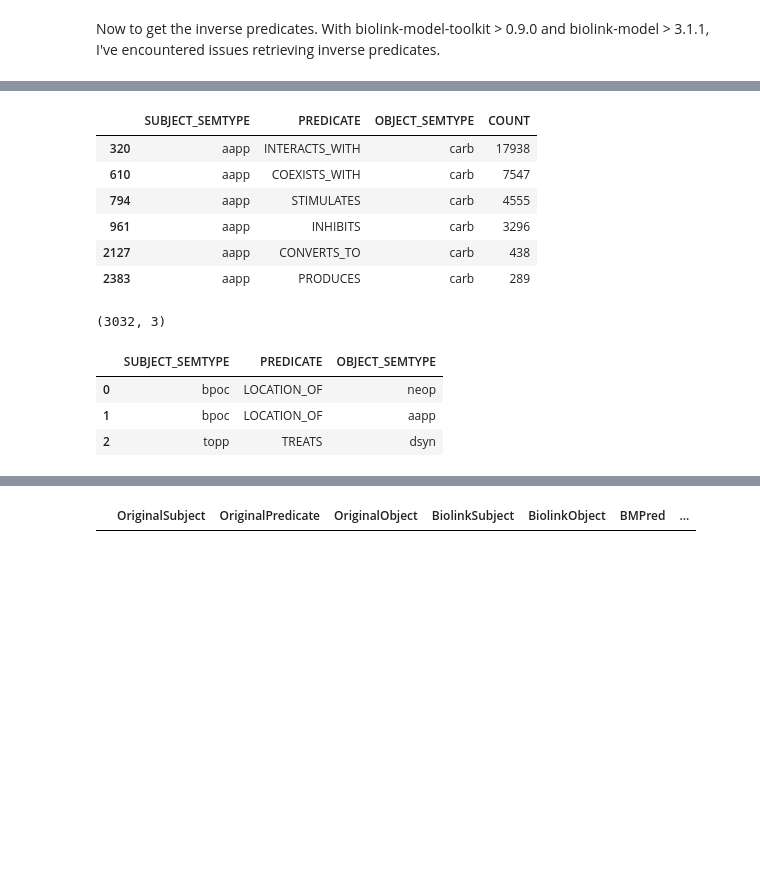
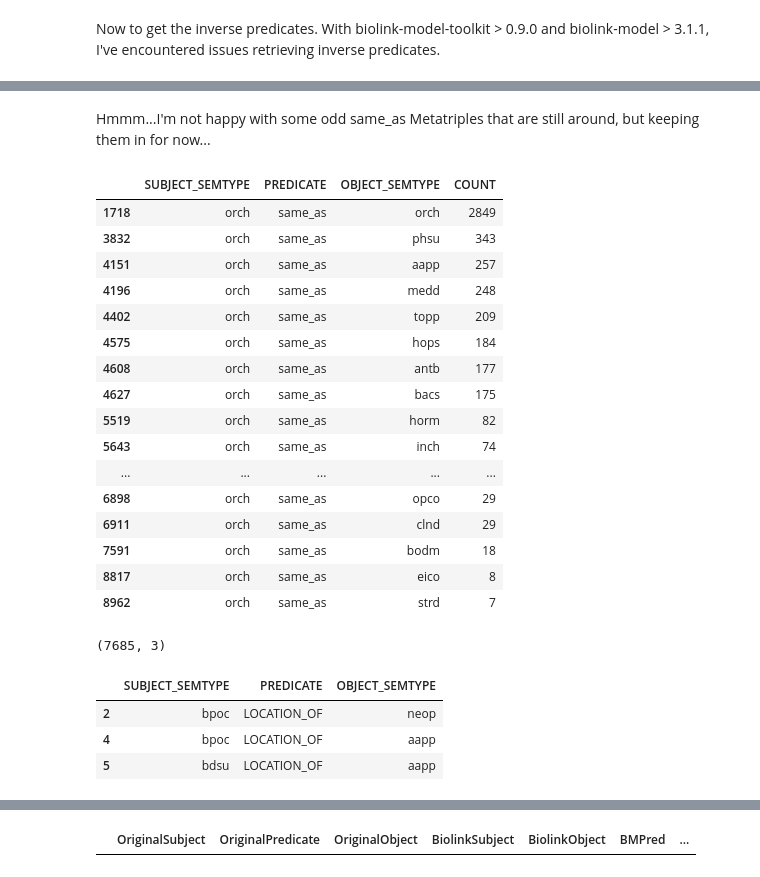
Before and after one commit to NCATS-Tangerine/translator-api-registry, a Jupyter notebook: semmeddb/AutoGen_SEMMEDDB.ipynb, the cells around one changed output, grey strips where cells are left out. Cells and saved outputs as stored; diff of their text form; code cells hidden in the pictures; blank space fills up the shorter version.

```diff
--- a/semmeddb/AutoGen_SEMMEDDB.ipynb
+++ b/semmeddb/AutoGen_SEMMEDDB.ipynb
@@ -952,4 +1044,4 @@ in mapping file but not in data
 # %%
-more_removals = {'METHOD_OF', 'ISA', 'MEASURES', 'USES'}
+more_removals = {'MEASUREMENT_OF', 'METHOD_OF', 'ISA', 'MEASURES'}
 more_removals
 # %% [output]
@@ -1017,0 +1116,5 @@ combos.head(10)
+# %%
+imported_exclusions = pd.read_csv(
+    'https://raw.githubusercontent.com/biolink/biolink-model/master/SEMMEDDB_exclude_list.tsv',
+    sep="\t"
+)
@@ -1017,0 +1191,3 @@ combos.head(10)
+# %%
+imported_exclusions['semmed_predicate'] = ['same_as' if i == 'SAME_AS' else i \
+                                           for i in imported_exclusions['semmed_predicate']]
@@ -1017,0 +1235,13 @@ combos.head(10)
+# %%
+for row in imported_exclusions.itertuples(index=False):
+    if row.exclusion_type == 'semantic type exclusion':
+        if isinstance(row.semmed_subject_code, str):  ## exclusion is in the subject
+            combos = combos[ ~ (combos['SUBJECT_SEMTYPE'] == row.semmed_subject_code)]
+        else:  ## exclusion should be in object
+            combos = combos[ ~ (combos['OBJECT_SEMTYPE'] == row.semmed_object_code)]
+    elif row.exclusion_type == 'Domain exclusion':
+        combos = combos[~ ( (combos['SUBJECT_SEMTYPE'] == row.semmed_subject_code ) &
+                            (combos['PREDICATE'] == row.semmed_predicate ))]
+    elif row.exclusion_type == 'Range exclusion':
+        combos = combos[~ ( (combos['OBJECT_SEMTYPE'] == row.semmed_object_code ) &
+                            (combos['PREDICATE'] == row.semmed_predicate ))]
@@ -1044,30 +1292,39 @@ combos[(combos['COUNT'] > 100)]
+# %% [markdown]
+Hmmm...I'm not happy with some odd same_as Metatriples that are still around, but keeping them in for now...
 # %%
-## checking that the aapp - PRODUCES - carb triple appears w/ this limit
-## https://biothings.ncats.io/semmeddb/query?q=object.umls:C0043369%20AND%20subject.umls:C0002003
-## from this issue: https://github.com/biothings/BioThings_Explorer_TRAPI/issues/317
-combos[(combos['COUNT'] > 100) &
-       (combos['OBJECT_SEMTYPE'] == 'carb') &
-       (combos['SUBJECT_SEMTYPE'] == 'aapp')]
-## okay we have the desired triple with this limit
+combos[(combos['COUNT'] > 3) &
+       (combos['PREDICATE'] == 'same_as') &
+       (combos['SUBJECT_SEMTYPE'] == 'orch')
+      ]
 # %% [output]
 |  | SUBJECT_SEMTYPE | PREDICATE | OBJECT_SEMTYPE | COUNT |
-| 320 | aapp | INTERACTS_WITH | carb | 17938 |
-| 610 | aapp | COEXISTS_WITH | carb | 7547 |
-| 794 | aapp | STIMULATES | carb | 4555 |
-| 961 | aapp | INHIBITS | carb | 3296 |
-| 2127 | aapp | CONVERTS_TO | carb | 438 |
-| 2383 | aapp | PRODUCES | carb | 289 |
+| 1718 | orch | same_as | orch | 2849 |
+| 3832 | orch | same_as | phsu | 343 |
+| 4151 | orch | same_as | aapp | 257 |
+| 4196 | orch | same_as | medd | 248 |
+| 4402 | orch | same_as | topp | 209 |
+| 4575 | orch | same_as | hops | 184 |
+| 4608 | orch | same_as | antb | 177 |
+| 4627 | orch | same_as | bacs | 175 |
+| 5519 | orch | same_as | horm | 82 |
+| 5643 | orch | same_as | inch | 74 |
+| ... | ... | ... | ... | ... |
+| 6898 | orch | same_as | opco | 29 |
+| 6911 | orch | same_as | clnd | 29 |
+| 7591 | orch | same_as | bodm | 18 |
+| 8817 | orch | same_as | eico | 8 |
+| 8962 | orch | same_as | strd | 7 |
 # %%
-filtered_combos = combos[(combos['COUNT'] > 100)].copy()
+filtered_combos = combos[(combos['COUNT'] > 3)].copy()
 filtered_combos.drop(columns='COUNT', inplace=True)
 filtered_combos.shape
 filtered_combos[0:3]
 # %% [output]
-(3032, 3)
+(7685, 3)
 |  | SUBJECT_SEMTYPE | PREDICATE | OBJECT_SEMTYPE |
-| 0 | bpoc | LOCATION_OF | neop |
-| 1 | bpoc | LOCATION_OF | aapp |
-| 2 | topp | TREATS | dsyn |
+| 2 | bpoc | LOCATION_OF | neop |
+| 4 | bpoc | LOCATION_OF | aapp |
+| 5 | bdsu | LOCATION_OF | aapp |
 # %%
 ## now have to map all subject to biolink
 
```
Also changed, not shown: parts of 76 cells of this notebook, 4 other files.
